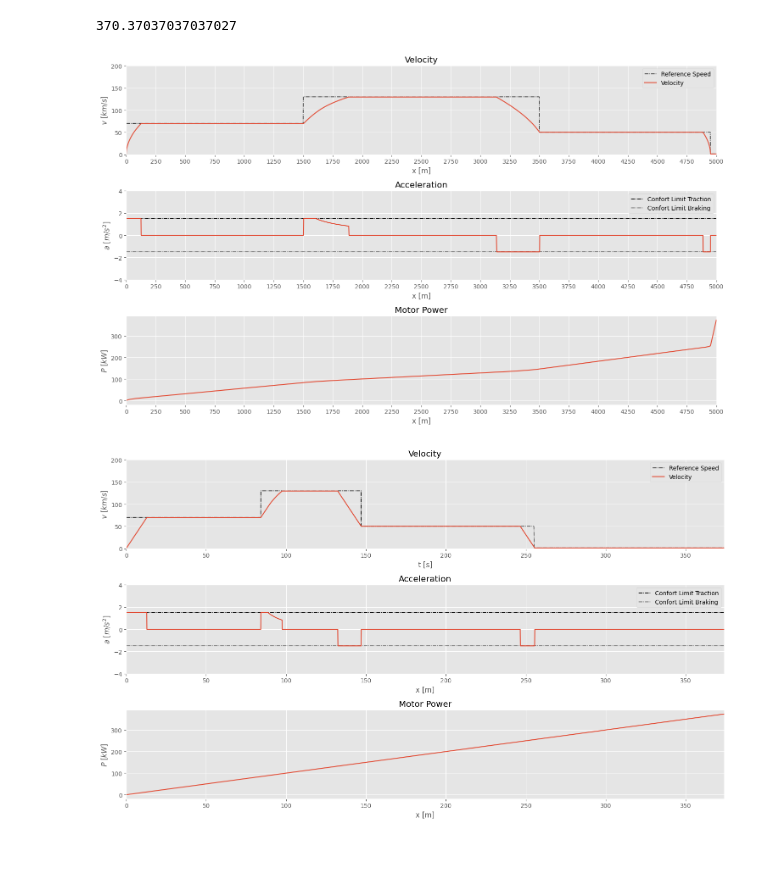
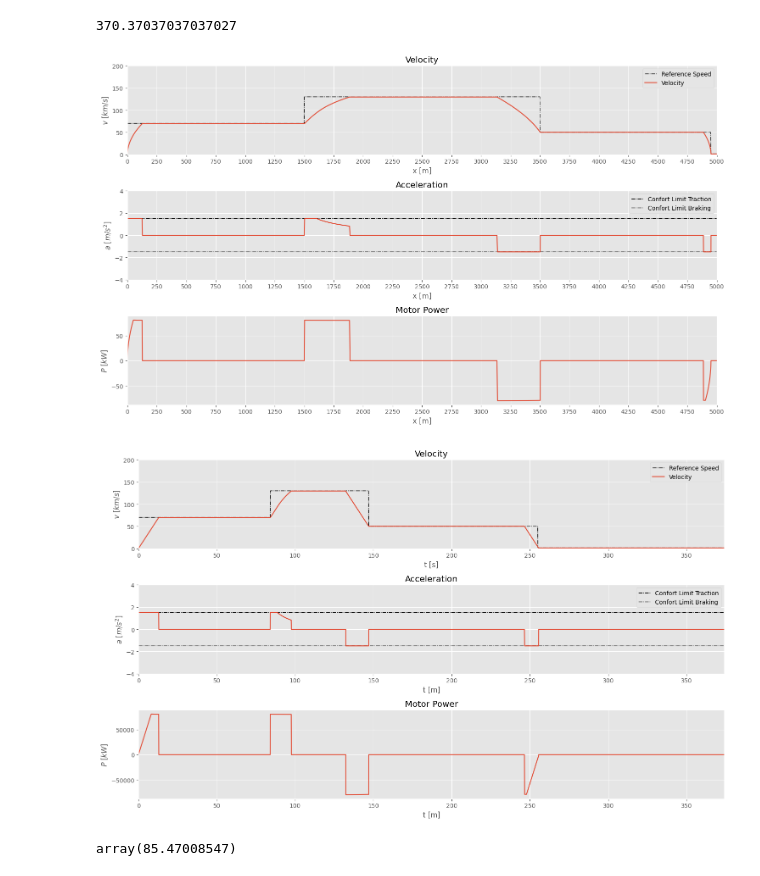
Before and after one commit to daavila1/055164-dynamics-labs, a Jupyter notebook: lab02b.ipynb, the cells around one changed output. Cells and saved outputs as stored; diff of their text form; code cells hidden in the pictures.

Commit message:
control logic seems to work-except from the power calculations

```diff
--- a/lab02b.ipynb
+++ b/lab02b.ipynb
@@ -184,9 +190,10 @@ calc_v_ref: list[float] = list()
 v: float = 0.1
 x: float = 0.0
 t: float = 0.0
+p: float = 0.0
 dt: float = 0.1
 mode: str = None
-braking_flag: bool = False
+need_braking: bool = False
 
 while True:
     # Break loop
@@ -199,20 +206,22 @@ while True:
     # If current speed is higher than the next reference speed
     # AND if not breaking
     # Then brake will be needed at some point
-    if v > next_v_ref and not braking_flag:
+    d_braking = util.braking_distance(v, next_v_ref, - a_max_i)
+    if v > next_v_ref and not need_braking:
         # Calculate braking distance
-        d_braking = util.braking_distance(v, next_v_ref, - a_max_i)
+        # brake_acc = get_braking_acceleration(v, a_max_i, w_m_r, t_m_r, p_m_r)
         # If current pos plus braking distance is exceeding the next speed reduce point
         if x + d_braking >= next_x_start:
             # Activate brakes
-            braking_flag = True
+            need_braking = True
 
     # If braking is needed, change mode to brake
-    if braking_flag:
+    if need_braking:
         mode = 'b' # Brake
         # If expected speed reached, no more brake needed
         if abs(v - v_ref) <= 0.2:
-            braking_flag = False
+            need_braking = False
+
     elif v < v_ref - 0.2:
         mode = 't' # forward traction
     elif abs(v - v_ref) <= 0.2: # Tolerance
@@ -223,13 +232,14 @@ while True:
 
     # Apply control law
     if mode == 'b':
-        acc = get_braking_acceleration(v, a_max_i, w_m_r, t_m_r, p_m_r)
+        acc, t_m = get_braking_acceleration(v, a_max_i, w_m_r, t_m_r, p_m_r)
     elif mode == 't':
-        acc = get_acceleration(v, a_max_i, w_m_r, t_m_r, p_m_r)
+        acc, t_m = get_acceleration(v, a_max_i, w_m_r, t_m_r, p_m_r)
     elif mode == 'cs':
-        acc = 0
+        acc, t_m = (0, 0)
 
-    # print(f'{x:.2f}, {mode}, {braking_flag}, d_b: {d_braking:.2f}, x + db: {(x + d_braking):.2f}, next: {next_x_start:.2f}, v: {v:.2f}, v - v_r: {(v - v_ref):.2f}, v:ref:{v_ref:.2f}')
+    # Debugging
+    # print(f'{x:.2f}, {mode}, {need_braking}, d_b: {d_braking:.2f}, x + db: {(x + d_braking):.2f}, next: {next_x_start:.2f}, v: {v:.2f}, v - v_r: {(v - v_ref):.2f}, v:ref:{v_ref:.2f}')
 
     # Calculate speed
     v += acc * dt
@@ -240,10 +250,10 @@ while True:
     # Calculate t
     t += dt
 
-    # Calculated power
-    # v -> angular speed
+    # Calculate power
     w_m = v / (r_w * tau_g)
-    p = util.constant_power_mode(w_m, w_m_r, t_m_r, p_m_r)
+    p = t_m * w_m
+
 
     # Append values to lists
     calc_x.append(x)
@@ -258,13 +268,10 @@ calc_x = np.array(calc_x)
 calc_v = np.array(calc_v)
 calc_a = np.array(calc_a)
 calc_p = np.array(calc_p)
-calc_p = np.array(calc_t)
+calc_t = np.array(calc_t)
 calc_v_ref = np.array(calc_v_ref)
-
-
-# problem 1: in the final section True for x + d_braking >= next_x_start:
 # %%
-# Plot in x domain
+# Plot in space domain
 fig, (ax1, ax2, ax3) = plt.subplots(3, 1, figsize=(15, 9))
 
 ax1.plot(x_vals, v_vals * 3.6, color='black', linestyle='-.', linewidth=1, label='Reference Speed')
@@ -288,12 +295,12 @@ ax2.set(
 )
 ax2.legend(loc='upper right')
 
-ax3.plot(calc_x, calc_p)
+ax3.plot(calc_x, calc_p / 1000)
 ax3.set(
     title='Motor Power',
     xlabel=r'x [m]',
     ylabel=r'$P\ [kW]$',
-
+    # ylim=(-100, 100)
 )
 #ax3.legend(loc='upper right')
 
@@ -307,7 +314,7 @@ plt.tight_layout()
 
 plt.show()
 # %% [output]
-[figure, old version]
+[figure, new version]
 # %%
 # Plot in t domain
 fig, (ax1, ax2, ax3) = plt.subplots(3, 1, figsize=(15, 9))
@@ -323,33 +330,40 @@ ax1.set(
 ax1.legend(loc='upper right')
 
 ax2.plot(calc_t, np.full(len(calc_t), 1.5), color='black', linestyle='-.', linewidth=1, label='Confort Limit Traction')
 ax2.plot(calc_t, np.full(len(calc_t), -1.5), color='black', linestyle='-.', linewidth=1, label='Confort Limit Braking')
 ax2.plot(calc_t, calc_a)
 ax2.set(
     title='Acceleration',
-    xlabel=r'x [m]',
+    xlabel=r't [m]',
     ylabel=r'$a\ [m/s^2]$',
     ylim=(-4, 4),
 )
 ax2.legend(loc='upper right')
 
 ax3.plot(calc_t, calc_p)
 ax3.set(
     title='Motor Power',
-    xlabel=r'x [m]',
+    xlabel=r't [m]',
     ylabel=r'$P\ [kW]$',
 
 )
 #ax3.legend(loc='upper right')
 
 
 for ax in fig.get_axes():
     ax.set(
         xlim=(0, np.max(calc_t)),
         xticks=np.arange(0, 400, 50),
     )
 plt.tight_layout()
 
 plt.show()
 # %% [output]
-[figure, old version]
+[figure, new version]
+# %%
+# v -> angular speed
+w_m = 36 / (r_w * tau_g)
+t_m = util.constant_torque_mode(w_m, w_m_r, t_m_r, p_m_r)
+t_m
+# %% [output]
+array(85.47008547)
```
Also changed, not shown: parts of 3 cells of this notebook.
